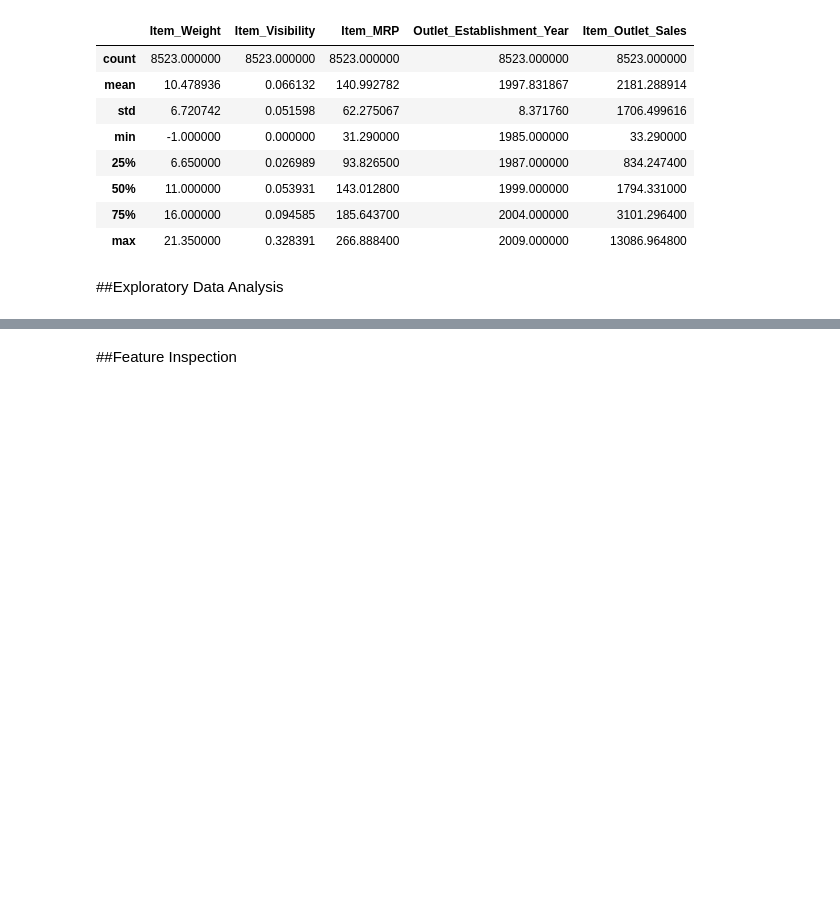
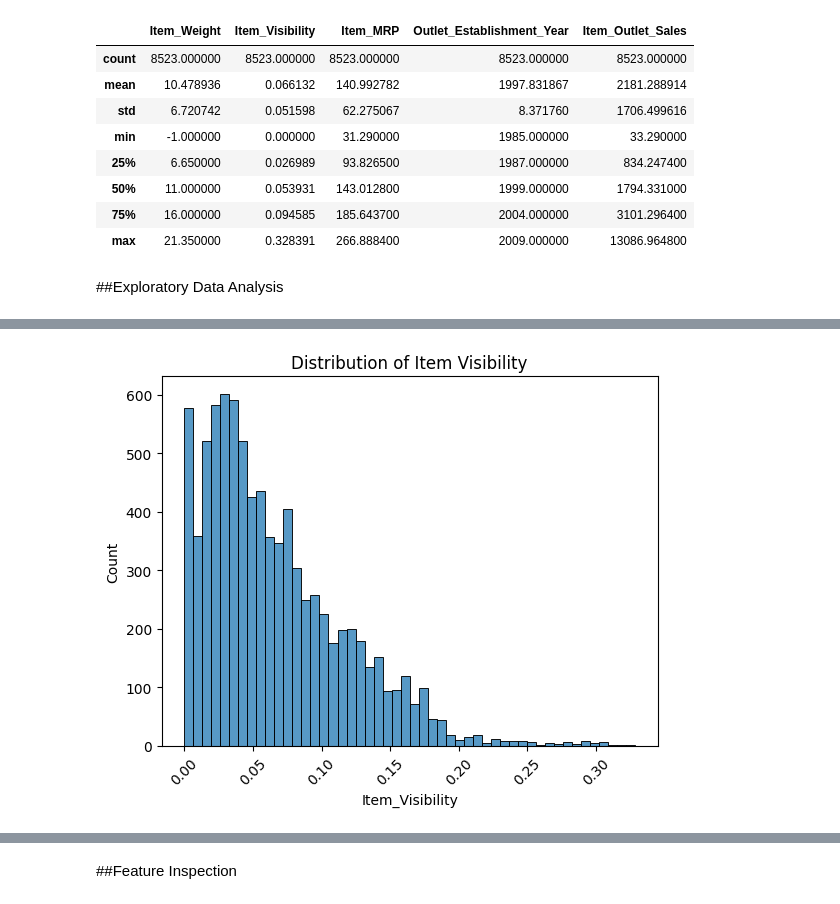
Before and after one commit to bubbles42/predicting-product-sales, a Jupyter notebook: predicting_product_sales.ipynb, the cells around one changed output, grey strips where cells are left out. Cells and saved outputs as stored; diff of their text form; code cells hidden in the pictures; blank space fills up the shorter version.

```diff
--- a/predicting_product_sales.ipynb
+++ b/predicting_product_sales.ipynb
@@ -221,0 +256,6 @@ sales_df[num_cols].describe()
+# %%
+ax = sns.histplot(data=sales_df, x='Item_Visibility')
+ax.tick_params(axis='x', rotation = 45)
+ax.set(title='Distribution of Item Visibility');
+# %% [output]
+[figure, added]
```
Also changed, not shown: parts of 15 cells of this notebook.
